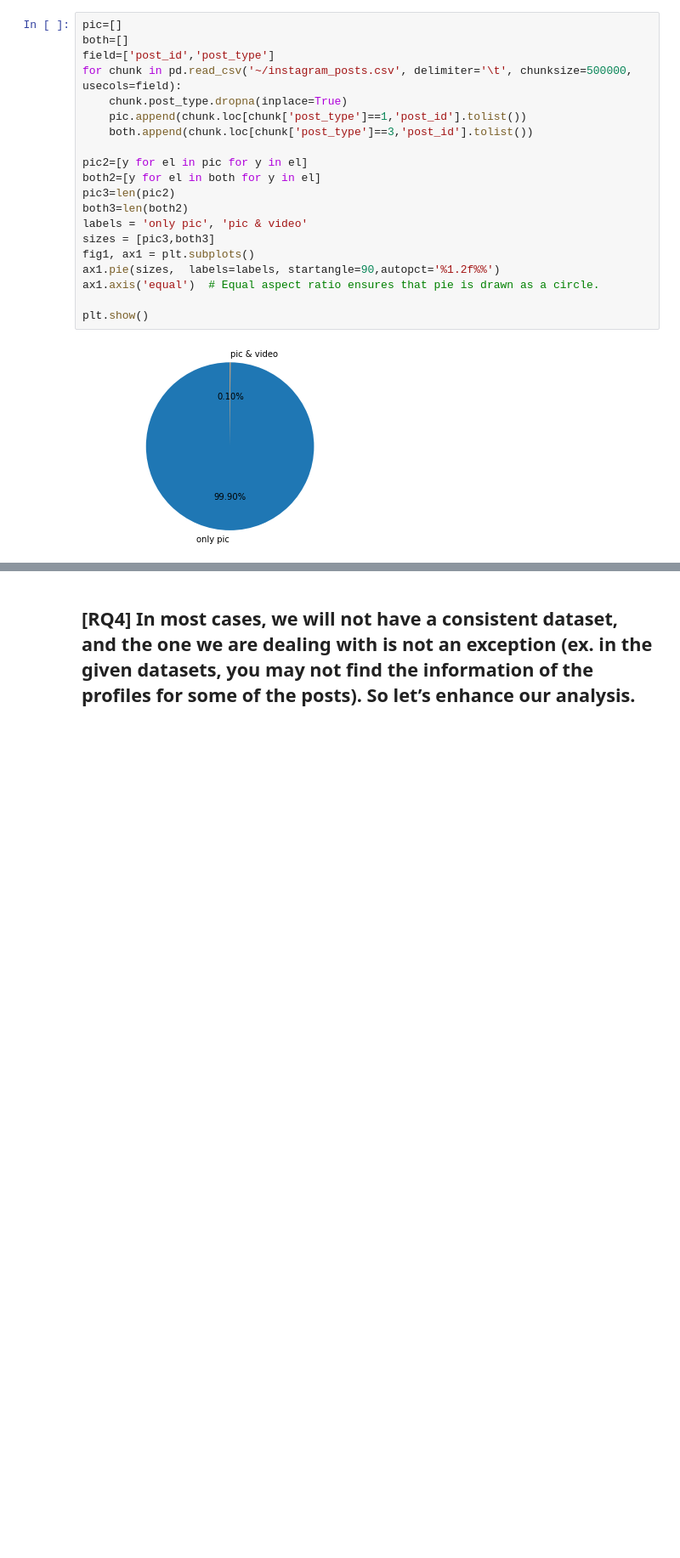
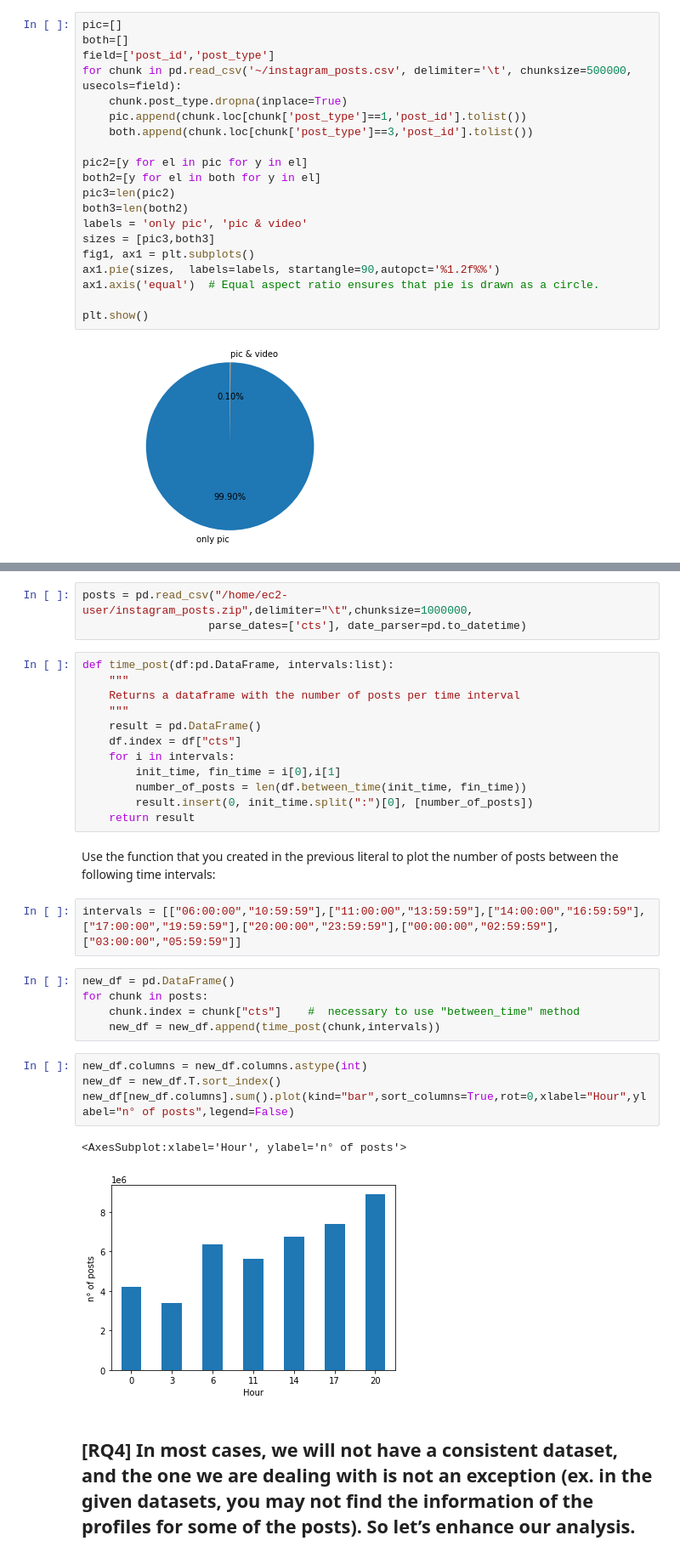
Before and after one commit to sophiaBalestrucci/ADM-HW2, a Jupyter notebook: HW2.ipynb, the cells around one changed output, grey strips where cells are left out. Shown: that part at 85% size. Saved outputs shown, nothing was run; the diff lists cells and outputs as text; blank space fills up the shorter version.

```diff
--- a/HW2.ipynb
+++ b/HW2.ipynb
@@ -67,3 +77,34 @@ plt.show()
+# %%
+posts = pd.read_csv("/home/ec2-user/instagram_posts.zip",delimiter="\t",chunksize=1000000,
+                   parse_dates=['cts'], date_parser=pd.to_datetime)
+# %%
+def time_post(df:pd.DataFrame, intervals:list):
+    """
+    Returns a dataframe with the number of posts per time interval
+    """
+    result = pd.DataFrame()
+    df.index = df["cts"]
+    for i in intervals:
+        init_time, fin_time = i[0],i[1]
+        number_of_posts = len(df.between_time(init_time, fin_time))
+        result.insert(0, init_time.split(":")[0], [number_of_posts])
+    return result
+# %% [markdown]
+Use the function that you created in the previous literal to plot the number of posts between the following time intervals:
+# %%
+intervals = [["06:00:00","10:59:59"],["11:00:00","13:59:59"],["14:00:00","16:59:59"],["17:00:00","19:59:59"],["20:00:00","23:59:59"],["00:00:00","02:59:59"],["03:00:00","05:59:59"]]
+# %%
+new_df = pd.DataFrame()
+for chunk in posts:
+    chunk.index = chunk["cts"]    #  necessary to use "between_time" method
+    new_df = new_df.append(time_post(chunk,intervals))
+# %%
+new_df.columns = new_df.columns.astype(int)
+new_df = new_df.T.sort_index()
+new_df[new_df.columns].sum().plot(kind="bar",sort_columns=True,rot=0,xlabel="Hour",ylabel="n° of posts",legend=False)
+# %% [output]
+<AxesSubplot:xlabel='Hour', ylabel='n° of posts'>
+[figure, added]
 # %% [markdown]
 ## [RQ4] In most cases, we will not have a consistent dataset, and the one we are dealing with is not an exception (ex. in the given datasets, you may not find the information of the profiles for some of the posts). So let’s enhance our analysis.
 # %% [markdown]
```
Also changed, not shown: parts of 4 cells of this notebook.
